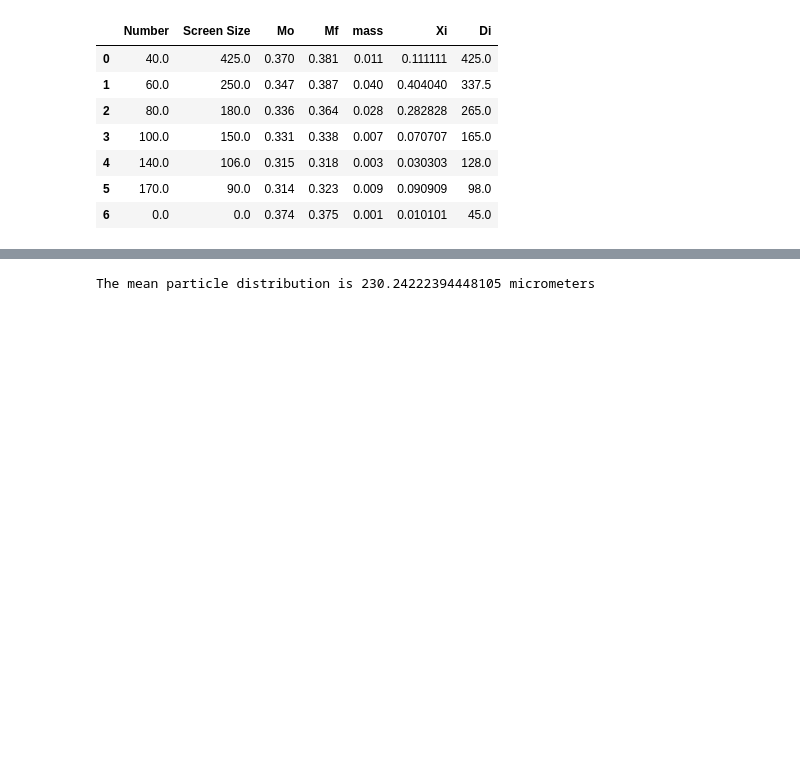
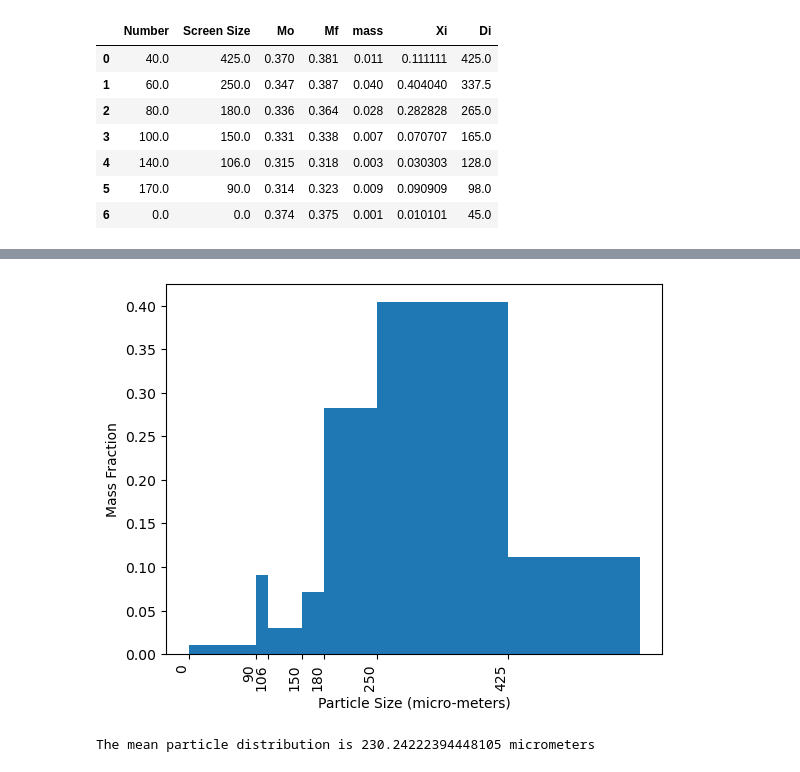
Before and after one commit to davissineath/ClassLabs, a Jupyter notebook: Fluids_labs/particle_size.ipynb, the cells around one changed output, grey strips where cells are left out. Drawn from its saved outputs; the diff is of its cells as text; code cells hidden in the pictures; blank space fills up the shorter version.

```diff
--- a/Fluids_labs/particle_size.ipynb
+++ b/Fluids_labs/particle_size.ipynb
@@ -31,0 +34,4 @@ plt.show()
+# %%
+edg = pd.DataFrame([600])
+edg = pd.concat([edg, data["Screen Size"]], ignore_index=True)
+edg
@@ -32,3 +48,11 @@ plt.show()
+# %%
+plt.stairs(data["Xi"], edg[0], fill=True)
+plt.xlabel("Particle Size (micro-meters)")
+plt.ylabel("Mass Fraction")
+plt.xticks(data["Screen Size"], rotation=90, ha='right', fontsize=10)
+plt.show()
+# %% [output]
+[figure, added]
 # %%
 # mean particle distirbution
 denom = 0
```
Also changed, not shown: parts of 3 cells of this notebook, 2 other files.
